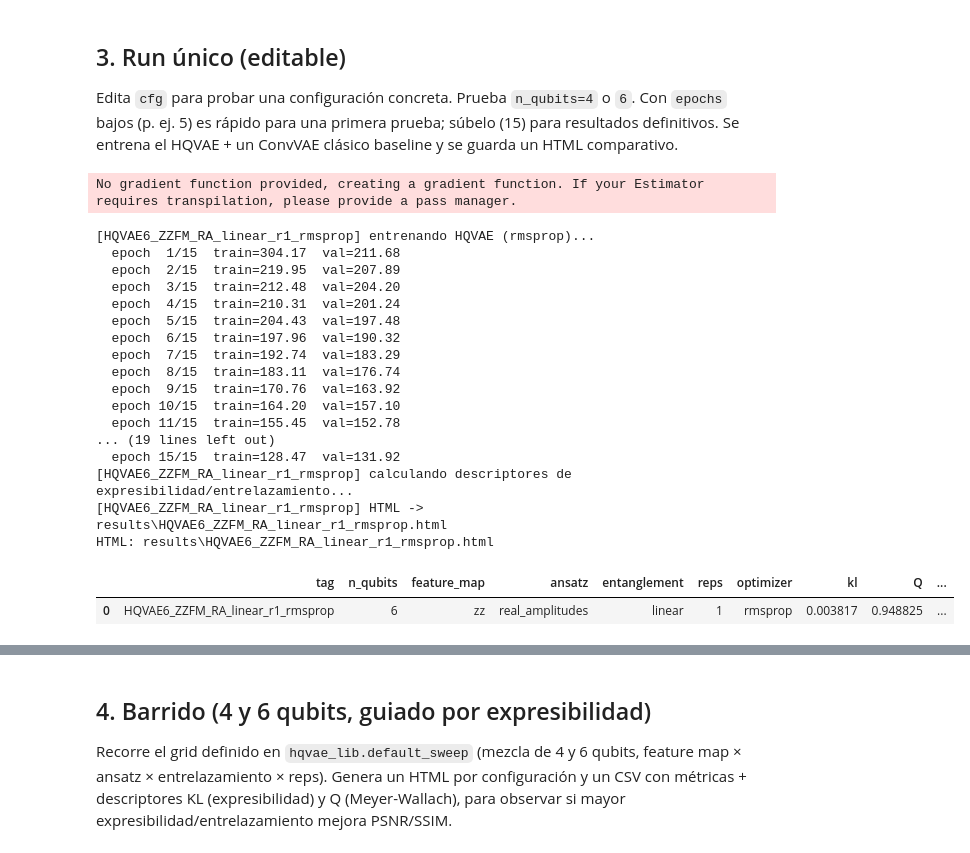
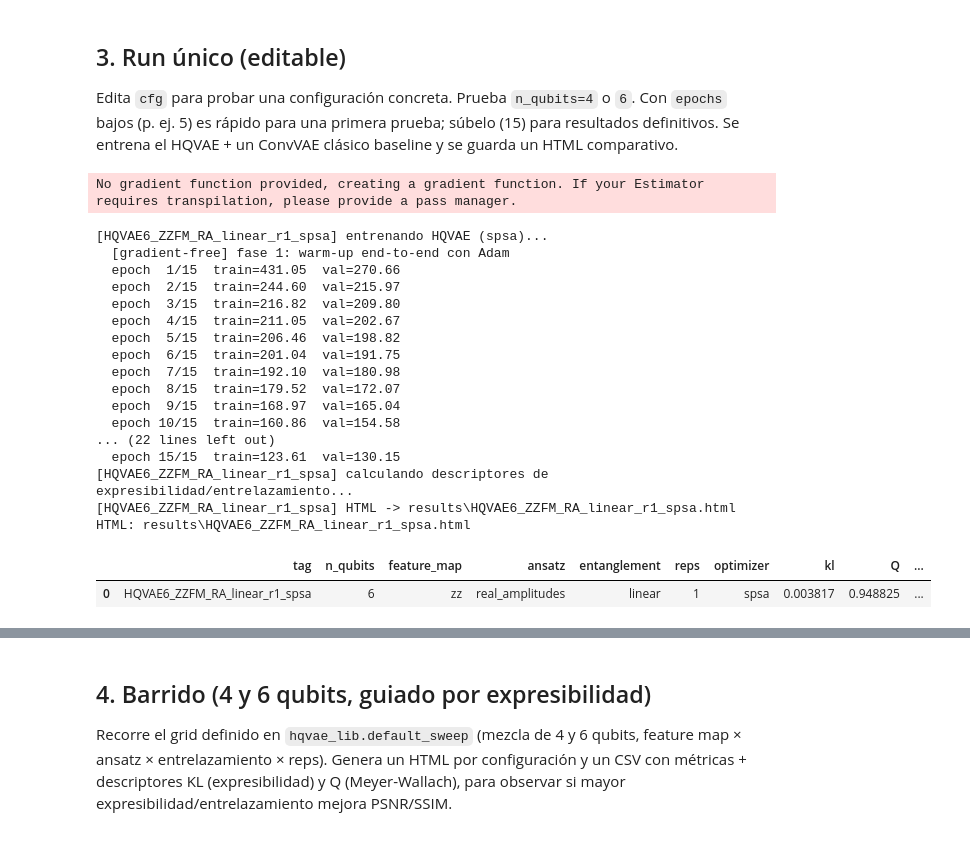
Before and after one commit to SERGI0HERREROS/mixed-noise-hybrid-qml, a Jupyter notebook: test-hqvae/test_hqvae.ipynb, the cells around one changed output, grey strips where cells are left out. Cells and saved outputs as stored; diff of their text form; code cells hidden in the pictures.

```diff
--- a/test-hqvae/test_hqvae.ipynb
+++ b/test-hqvae/test_hqvae.ipynb
@@ -69,42 +69,42 @@ Edita `cfg` para probar una configuración concreta. Prueba `n_qubits=4` o `6`.
 # %%
 cfg = hl.HQVAEConfig(
     n_qubits=6,                 # prueba 4 o 6
     feature_map='zz',           # 'zz' | 'pauli'
     ansatz='real_amplitudes',   # 'real_amplitudes' | 'efficient_su2'
     fm_entanglement='full',
     ansatz_entanglement='linear',
     reps=1,
     latent_dim=12,
     beta=0.5,
     epochs=15,                   # 15 para el resultado final
     lr=1e-3,
-    optimizer='rmsprop',           # adam|adamw|sgd|rmsprop|lbfgs|cobyla|spsa
+    optimizer='spsa',           # adam|adamw|sgd|rmsprop|lbfgs|cobyla|spsa
     seed=SEED,
 )
 
 out = hl.run_config(cfg, loaders, device=DEVICE, results_dir=RESULTS_DIR)
 print('HTML:', out['html'])
 pd.DataFrame([out['row']])
 # %% [output]
 No gradient function provided, creating a gradient function. If your Estimator requires transpilation, please provide a pass manager.
-[HQVAE6_ZZFM_RA_linear_r1_rmsprop] entrenando HQVAE (rmsprop)...
-  epoch  1/15  train=304.17  val=211.68
-  epoch  2/15  train=219.95  val=207.89
-  epoch  3/15  train=212.48  val=204.20
-  epoch  4/15  train=210.31  val=201.24
-  epoch  5/15  train=204.43  val=197.48
-  epoch  6/15  train=197.96  val=190.32
-  epoch  7/15  train=192.74  val=183.29
-  epoch  8/15  train=183.11  val=176.74
-  epoch  9/15  train=170.76  val=163.92
-  epoch 10/15  train=164.20  val=157.10
-  epoch 11/15  train=155.45  val=152.78
-... (19 lines left out)
-  epoch 15/15  train=128.47  val=131.92
-[HQVAE6_ZZFM_RA_linear_r1_rmsprop] calculando descriptores de expresibilidad/entrelazamiento...
-[HQVAE6_ZZFM_RA_linear_r1_rmsprop] HTML -> results\HQVAE6_ZZFM_RA_linear_r1_rmsprop.html
-HTML: results\HQVAE6_ZZFM_RA_linear_r1_rmsprop.html
+[HQVAE6_ZZFM_RA_linear_r1_spsa] entrenando HQVAE (spsa)...
+  [gradient-free] fase 1: warm-up end-to-end con Adam
+  epoch  1/15  train=431.05  val=270.66
+  epoch  2/15  train=244.60  val=215.97
+  epoch  3/15  train=216.82  val=209.80
+  epoch  4/15  train=211.05  val=202.67
+  epoch  5/15  train=206.46  val=198.82
+  epoch  6/15  train=201.04  val=191.75
+  epoch  7/15  train=192.10  val=180.98
+  epoch  8/15  train=179.52  val=172.07
+  epoch  9/15  train=168.97  val=165.04
+  epoch 10/15  train=160.86  val=154.58
+... (22 lines left out)
+  epoch 15/15  train=123.61  val=130.15
+[HQVAE6_ZZFM_RA_linear_r1_spsa] calculando descriptores de expresibilidad/entrelazamiento...
+[HQVAE6_ZZFM_RA_linear_r1_spsa] HTML -> results\HQVAE6_ZZFM_RA_linear_r1_spsa.html
+HTML: results\HQVAE6_ZZFM_RA_linear_r1_spsa.html
 |  | tag | n_qubits | feature_map | ansatz | entanglement | reps | optimizer | kl | Q | ... |
-| 0 | HQVAE6_ZZFM_RA_linear_r1_rmsprop | 6 | zz | real_amplitudes | linear | 1 | rmsprop | 0.003817 | 0.948825 | ... |
+| 0 | HQVAE6_ZZFM_RA_linear_r1_spsa | 6 | zz | real_amplitudes | linear | 1 | spsa | 0.003817 | 0.948825 | ... |
 # %%
 # reconstrucciones inline (Limpia / Ruidosa / HQVAE / ConvVAE)
```
Also changed, not shown: parts of 2 cells of this notebook, 1 other file.
